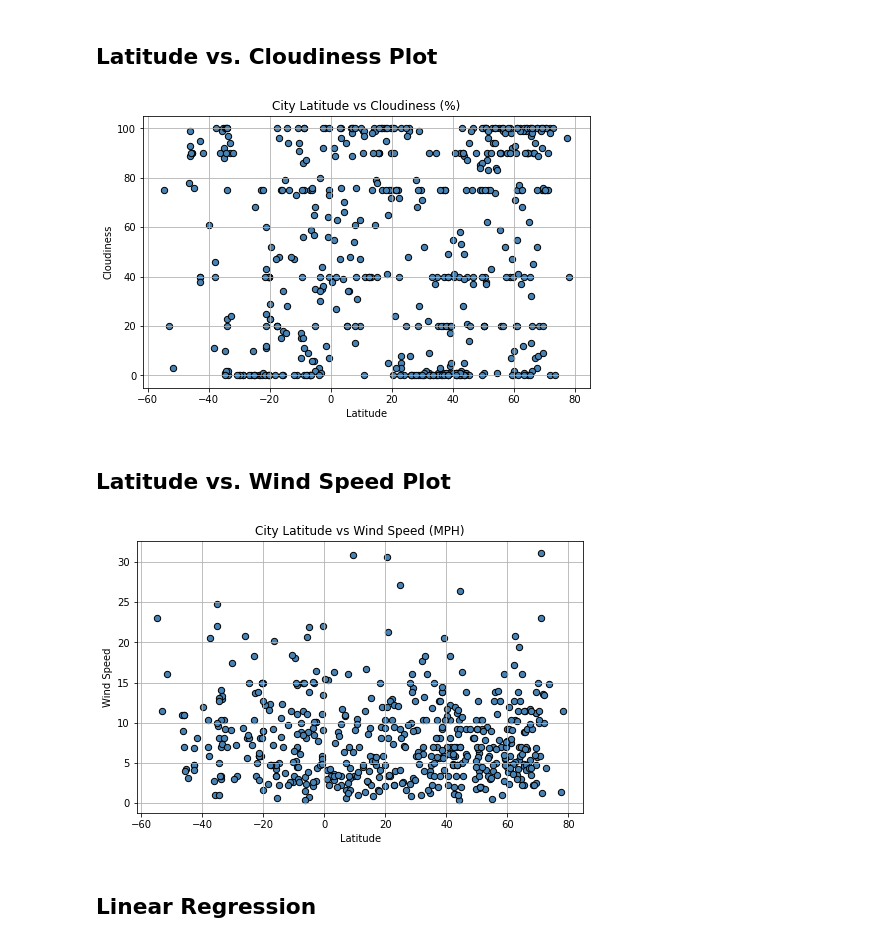
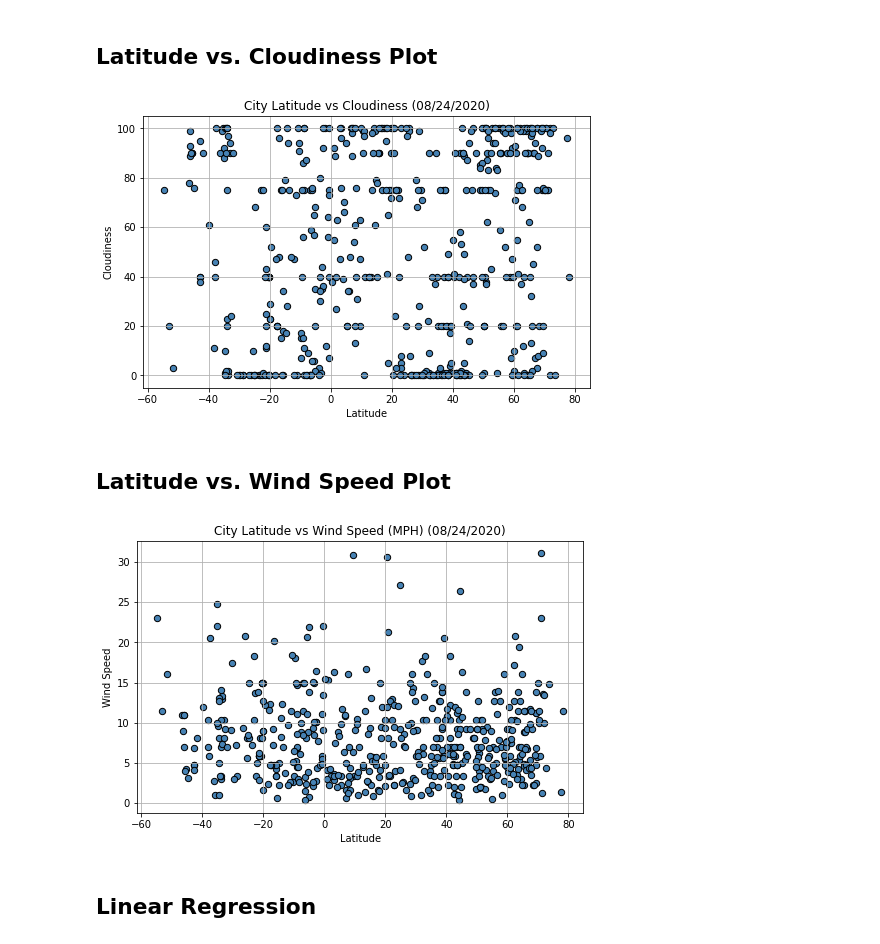
Before and after one commit to adrianstrecker/python-api-challenge, a Jupyter notebook: WeatherPy/WeatherPy.ipynb, the cells around one changed output. Drawn from its saved outputs; the diff is of its cells as text; code cells hidden in the pictures.

```diff
--- a/WeatherPy/WeatherPy.ipynb
+++ b/WeatherPy/WeatherPy.ipynb
@@ -188,9 +188,12 @@ humidity_over_a_hundred.head(5)
 # %%
 x_lat = cleaned_weather_data["Latitude"]
 y_temp = cleaned_weather_data["Temperature"]
+# https://stackoverflow.com/questions/21738566/how-to-set-a-variable-to-be-todays-date-in-python-pandas
+date = pd.Timestamp('today').strftime("%m/%d/%Y")
 
 #https://pandas.pydata.org/pandas-docs/stable/reference/api/pandas.DataFrame.plot.scatter.html?highlight=marker%20size
-cleaned_weather_data.plot(kind = "scatter", x = "Latitude", y = "Temperature", title = "City Latitude vs Temperature (F)",
+cleaned_weather_data.plot(kind = "scatter", x = "Latitude", y = "Temperature", title = "City Latitude vs Temperature (F) " +
+                          "(" + date + ")",
                          color = "steelblue", edgecolors = "black", s = 40, figsize = (8,5), grid = True)
 plt.show()
 # %% [output]
@@ -206,19 +210,21 @@ plt.show()
 # %% [markdown]
 ## Latitude vs. Cloudiness Plot
 # %%
-cleaned_weather_data.plot(kind = "scatter", x = "Latitude", y = "Cloudiness", title = "City Latitude vs Cloudiness (%)",
+cleaned_weather_data.plot(kind = "scatter", x = "Latitude", y = "Cloudiness", title = "City Latitude vs Cloudiness " +
+                          "(" + date + ")",
                          color = "steelblue", edgecolors = "black", s = 40, figsize = (8,5), grid = True)
 plt.show()
 # %% [output]
-[figure, old version]
+[figure, new version]
 # %% [markdown]
 ## Latitude vs. Wind Speed Plot
 # %%
-cleaned_weather_data.plot(kind = "scatter", x = "Latitude", y = "Wind Speed", title = "City Latitude vs Wind Speed (MPH)",
+cleaned_weather_data.plot(kind = "scatter", x = "Latitude", y = "Wind Speed", title = "City Latitude vs Wind Speed (MPH) " +
+                          "(" + date + ")",
                          color = "steelblue", edgecolors = "black", s = 40, figsize = (8,5), grid = True)
 plt.show()
 # %% [output]
-[figure, old version]
+[figure, new version]
 # %% [markdown]
 ## Linear Regression
 # %%
```
Also changed, not shown: parts of 10 cells of this notebook.
